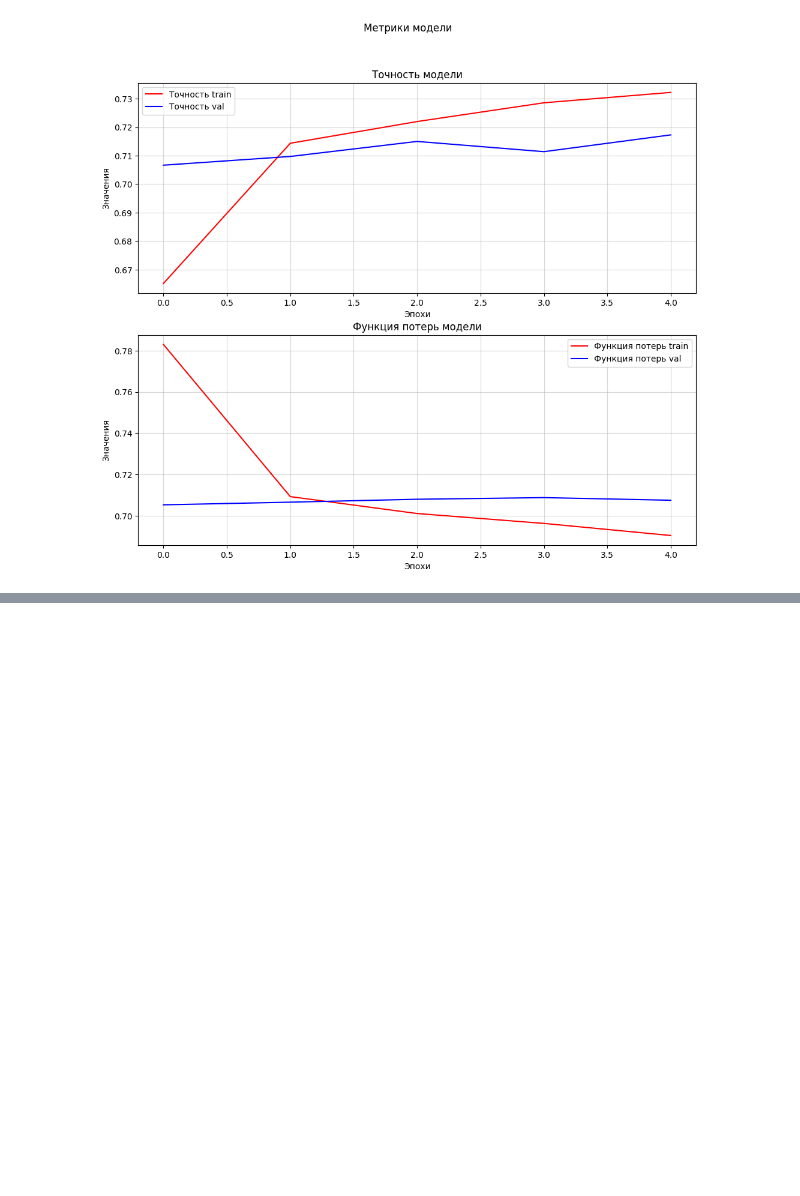
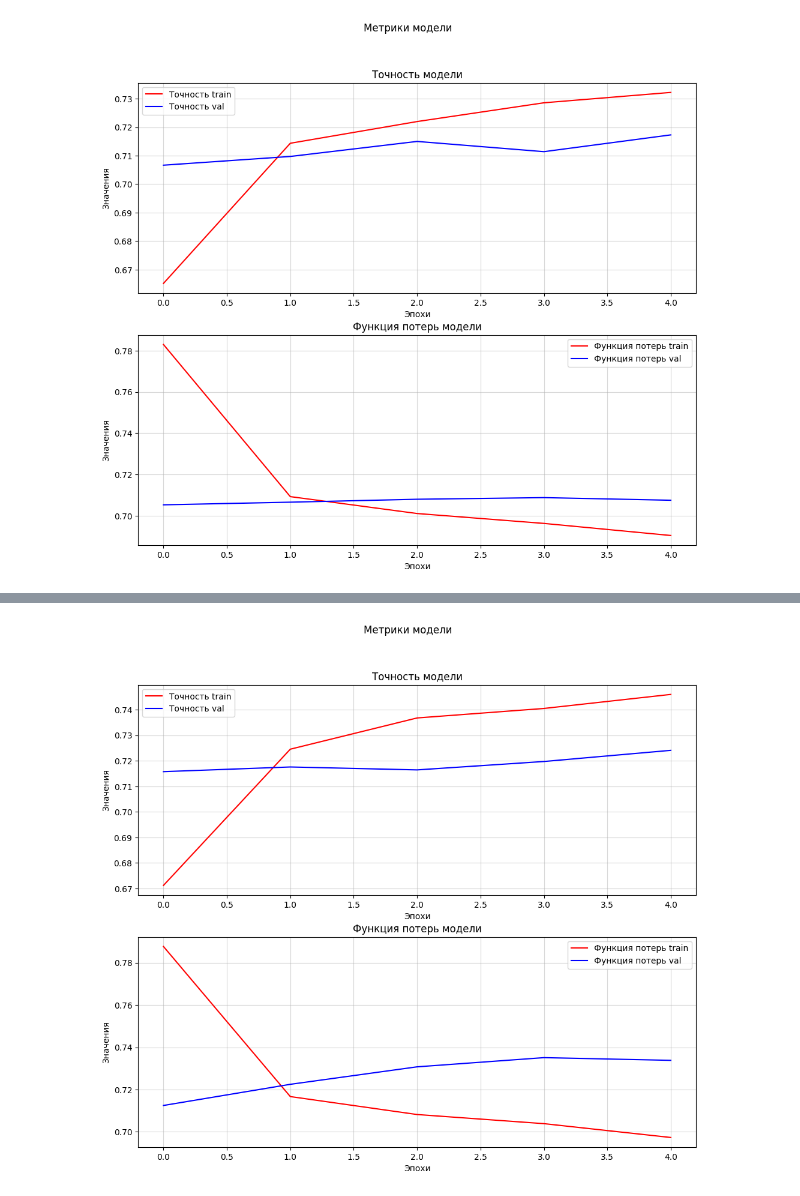
Before and after one commit to moon-may/Machine_Learning, a Jupyter notebook: main.ipynb, the cells around one changed output, grey strips where cells are left out. Cells and saved outputs as stored; diff of their text form; code cells hidden in the pictures; blank space fills up the shorter version.

Commit message:
Проверка на тестовых

```diff
--- a/main.ipynb
+++ b/main.ipynb
@@ -468,7 +466,7 @@ X_sh.shape
 # Для данных с лемматизацией
 tokenizer_lem = Tokenizer(num_words=30000, oov_token='<UNK>')
 tokenizer_lem.fit_on_texts(df_small_x['text_lem'].values)
-X_lem = tokenizer.texts_to_sequences(df_small_x['text_lem'].values)
+X_lem = tokenizer_lem.texts_to_sequences(df_small_x['text_lem'].values)
 X_lem = pad_sequences(X_lem, maxlen=75, padding='post', truncating='post')
 y_lem = df_small_x['label'].values
 X_lem.shape
@@ -522,3 +512,6 @@ y_small_x = y_train_sh[:test_size]
+# %%
+from tensorflow.keras.callbacks import EarlyStopping
+callback = EarlyStopping(monitor='val_accuracy', patience=2)
 # %%
 model1 = tf.keras.Sequential([
     tf.keras.layers.Embedding(input_dim=30001, output_dim=32, input_length=75, mask_zero=True),
@@ -827,10 +788,11 @@ plt.show()
 # %% [output]
 [figure]
 # %%
+# Обучение на тестовых
 start = time.time()
-history5 = model5.fit(
+history5a = model5.fit(
     X_train_lem, y_train_lem,
-    validation_data=(X_val_lem, y_val_lem),
+    validation_data=(X_test_lem, y_test_lem),
     epochs=5,
     batch_size=64,
     callbacks=callback,
@@ -841,0 +816,32 @@ print(f'Время обучения: {time_learn}')
+# %%
+plt.figure(figsize=(12,10))
+# Общий заголовок
+plt.suptitle(f'Метрики модели')
+
+plt.subplot(2,1,1) # расположение: 2 строки, 1 столбец, 1 ячейка
+# Вывод линейных графиков для метрик
+plt.plot(history5a.history['accuracy'], color='red', label='Точность train')
+plt.plot(history5a.history['val_accuracy'], color='blue', label='Точность val')
+# Заголовок конкретного графика
+plt.title(f'Точность модели')
+# Подписи осей
+plt.xlabel('Эпохи')
+plt.ylabel('Значения')
+# Сетка (полупрозрачная)
+plt.grid(alpha=0.5)
+# Легенда
+plt.legend()
+
+# Аналогично для других метрик
+plt.subplot(2,1,2)
+plt.plot(history5a.history['loss'], color='red', label='Функция потерь train')
+plt.plot(history5a.history['val_loss'], color='blue', label='Функция потерь val')
+plt.title(f'Функция потерь модели')
+plt.xlabel('Эпохи')
+plt.ylabel('Значения')
+plt.grid(alpha=0.5)
+plt.legend()
+
+plt.show()
+# %% [output]
+[figure, added]
```
Also changed, not shown: parts of 6 cells of this notebook.
